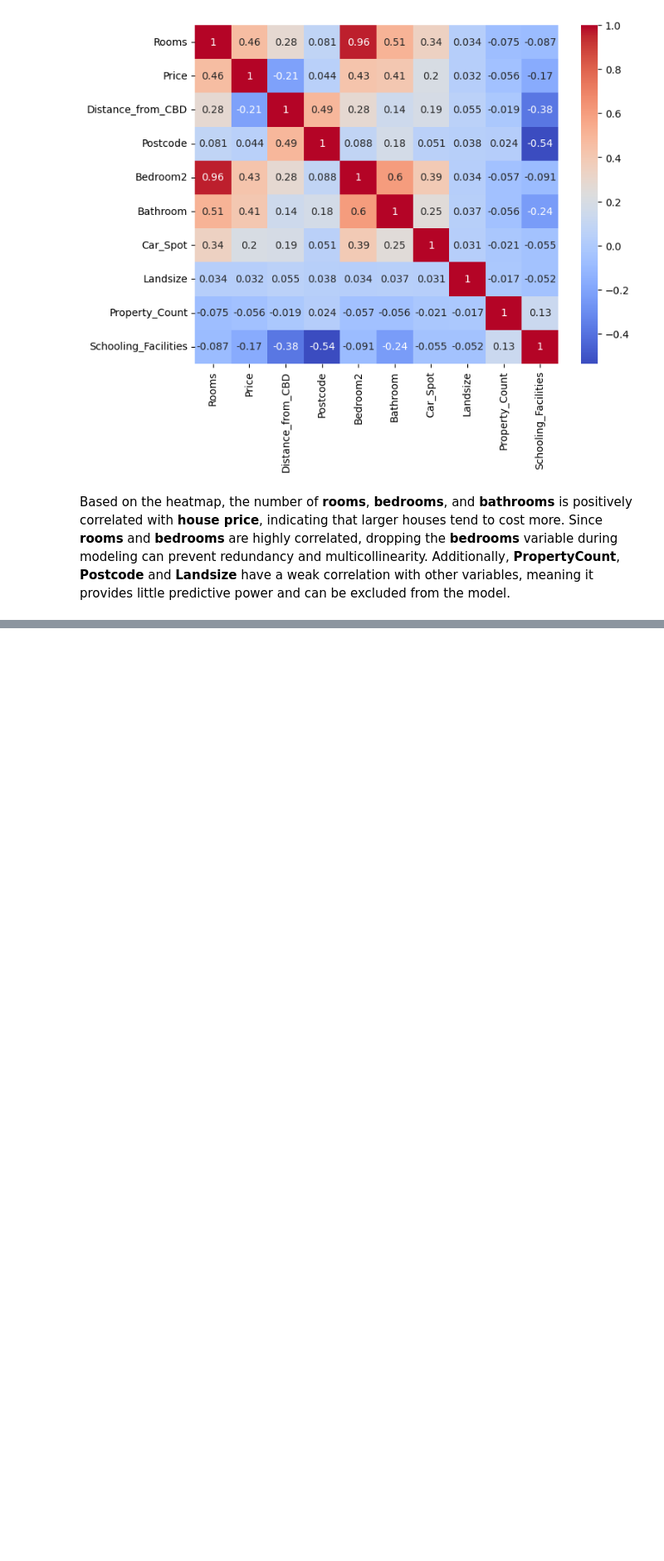
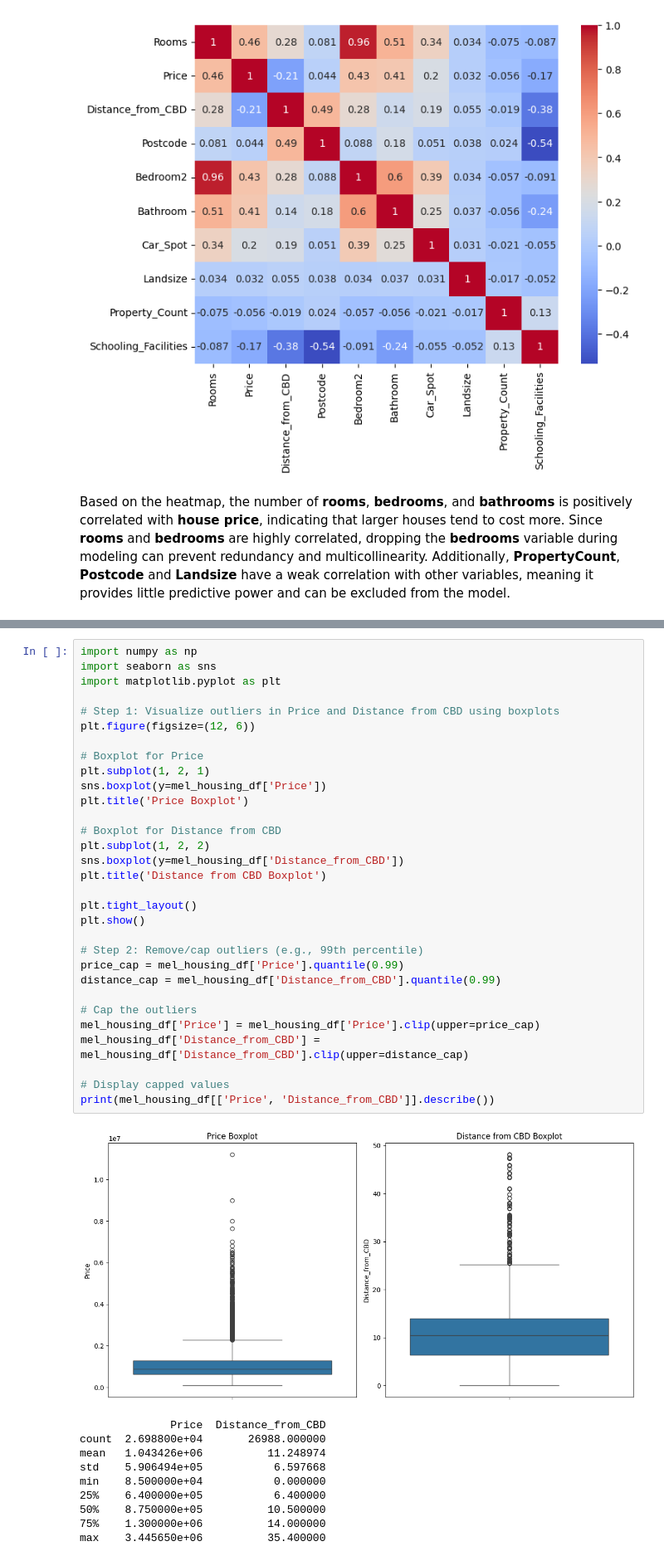
Before and after one commit to Eshitamjn20/HEM-Housing-ML-Model, a Jupyter notebook: mel-housing-data-processing.ipynb, the cells around one changed output, grey strips where cells are left out. Shown at 83% size. Cells and saved outputs as stored; diff of their text form; blank space fills up the shorter version.

```diff
--- a/mel-housing-data-processing.ipynb
+++ b/mel-housing-data-processing.ipynb
@@ -242,2 +246,44 @@ sns.pairplot(numeric_df[columns_to_plot])'''
+# %%
+import numpy as np
+import seaborn as sns
+import matplotlib.pyplot as plt
+
+# Step 1: Visualize outliers in Price and Distance from CBD using boxplots
+plt.figure(figsize=(12, 6))
+
+# Boxplot for Price
+plt.subplot(1, 2, 1)
+sns.boxplot(y=mel_housing_df['Price'])
+plt.title('Price Boxplot')
+
+# Boxplot for Distance from CBD
+plt.subplot(1, 2, 2)
+sns.boxplot(y=mel_housing_df['Distance_from_CBD'])
+plt.title('Distance from CBD Boxplot')
+
+plt.tight_layout()
+plt.show()
+
+# Step 2: Remove/cap outliers (e.g., 99th percentile)
+price_cap = mel_housing_df['Price'].quantile(0.99)
+distance_cap = mel_housing_df['Distance_from_CBD'].quantile(0.99)
+
+# Cap the outliers
+mel_housing_df['Price'] = mel_housing_df['Price'].clip(upper=price_cap)
+mel_housing_df['Distance_from_CBD'] = mel_housing_df['Distance_from_CBD'].clip(upper=distance_cap)
+
+# Display capped values
+print(mel_housing_df[['Price', 'Distance_from_CBD']].describe())
+# %% [output]
+[figure, added]
+              Price  Distance_from_CBD
+count  2.698800e+04       26988.000000
+mean   1.043426e+06          11.248974
+std    5.906494e+05           6.597668
+min    8.500000e+04           0.000000
+25%    6.400000e+05           6.400000
+50%    8.750000e+05          10.500000
+75%    1.300000e+06          14.000000
+max    3.445650e+06          35.400000
 # %%
 # Selecting specific numerical columns for outlier adjustment
```
Also changed, not shown: parts of 12 cells of this notebook, 1 other file.
